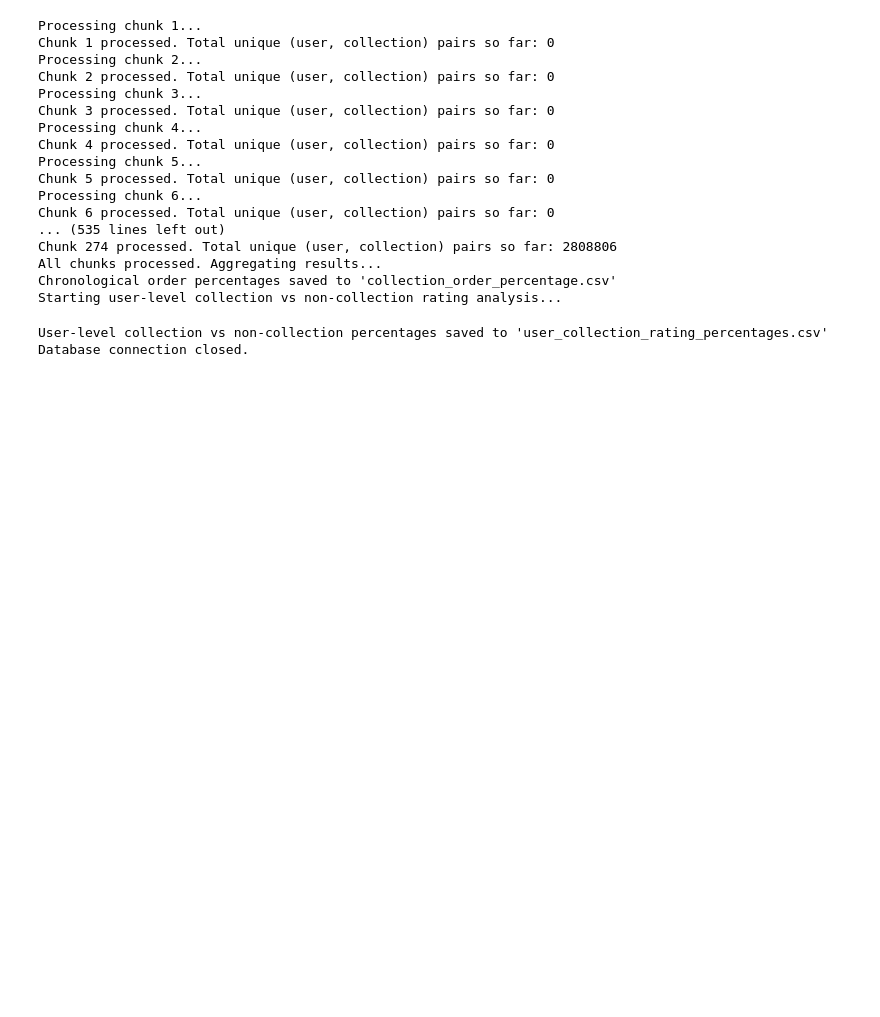
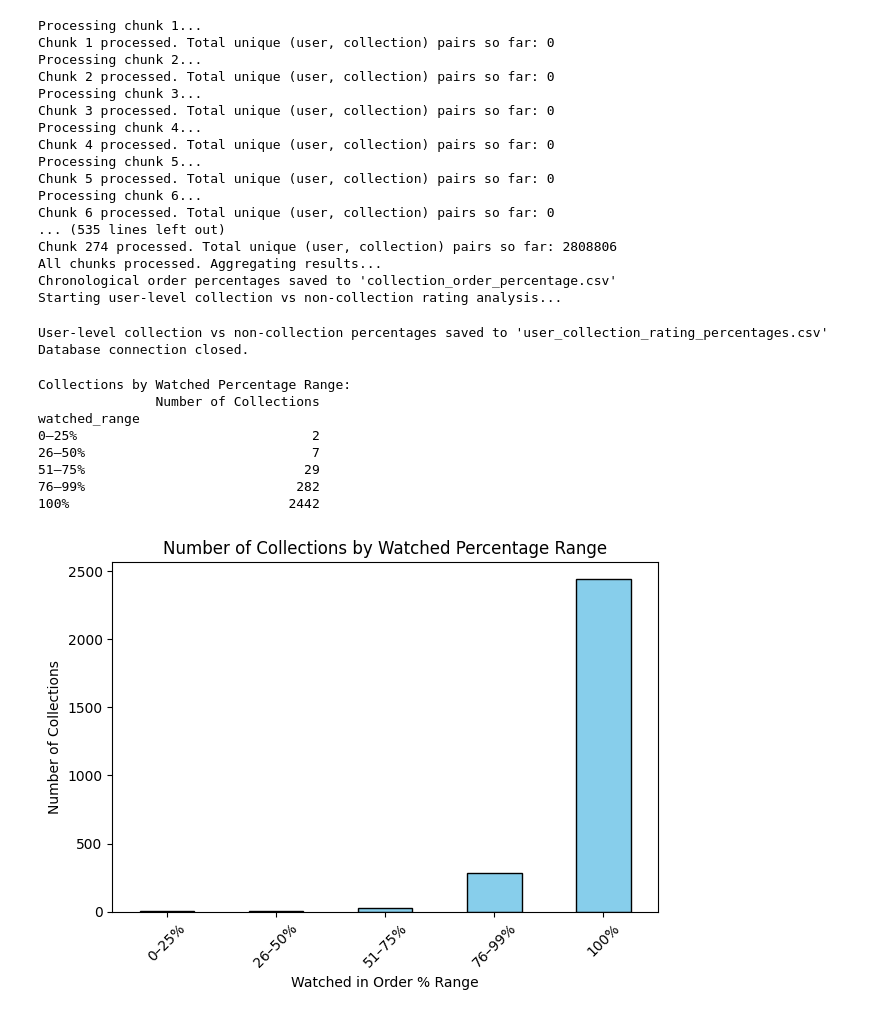
Before and after one commit to notki004/Collections_Data, a Jupyter notebook: Collections.ipynb, the cells around one changed output. Cells and saved outputs as stored; diff of their text form; code cells hidden in the pictures; blank space fills up the shorter version.

```diff
--- a/Collections.ipynb
+++ b/Collections.ipynb
@@ -514,3 +514,45 @@ Chronological order percentages saved to 'collection_order_percentage.csv'
 Starting user-level collection vs non-collection rating analysis...
 User-level collection vs non-collection percentages saved to 'user_collection_rating_percentages.csv'
 Database connection closed.
+# %%
+import pandas as pd
+import matplotlib.pyplot as plt
+
+# Load the CSV
+df = pd.read_csv('collection_order_percentage.csv')
+
+# Clean column names if needed
+df.columns = df.columns.str.strip()
+
+# Define the bins and labels
+bins = [0, 25, 50, 75, 99, 100]
+labels = ['0–25%', '26–50%', '51–75%', '76–99%', '100%']
+
+# Bin the percentage column
+df['watched_range'] = pd.cut(df['percentage'], bins=bins, labels=labels, include_lowest=True, right=True)
+
+# Count number of collections in each range
+range_counts = df['watched_range'].value_counts().sort_index()
+
+# Display as table
+print("Collections by Watched Percentage Range:")
+print(range_counts.to_frame(name='Number of Collections'))
+
+# Plot bar chart
+range_counts.plot(kind='bar', color='skyblue', edgecolor='black')
+plt.title('Number of Collections by Watched Percentage Range')
+plt.xlabel('Watched in Order % Range')
+plt.ylabel('Number of Collections')
+plt.xticks(rotation=45)
+plt.tight_layout()
+plt.show()
+# %% [output]
+Collections by Watched Percentage Range:
+               Number of Collections
+watched_range
+0–25%                              2
+26–50%                             7
+51–75%                            29
+76–99%                           282
+100%                            2442
+[figure, added]
```
Also changed, not shown: parts of 1 cell of this notebook.
